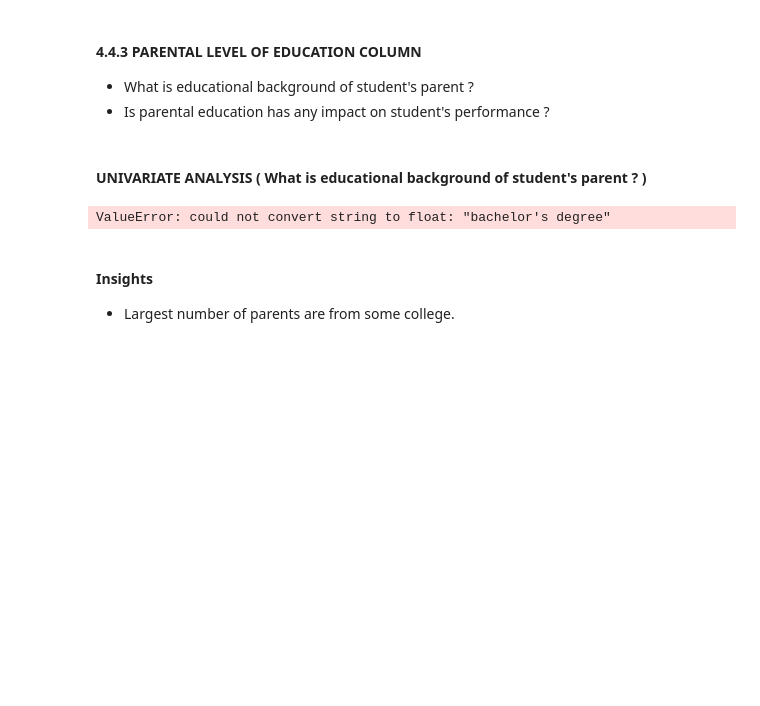
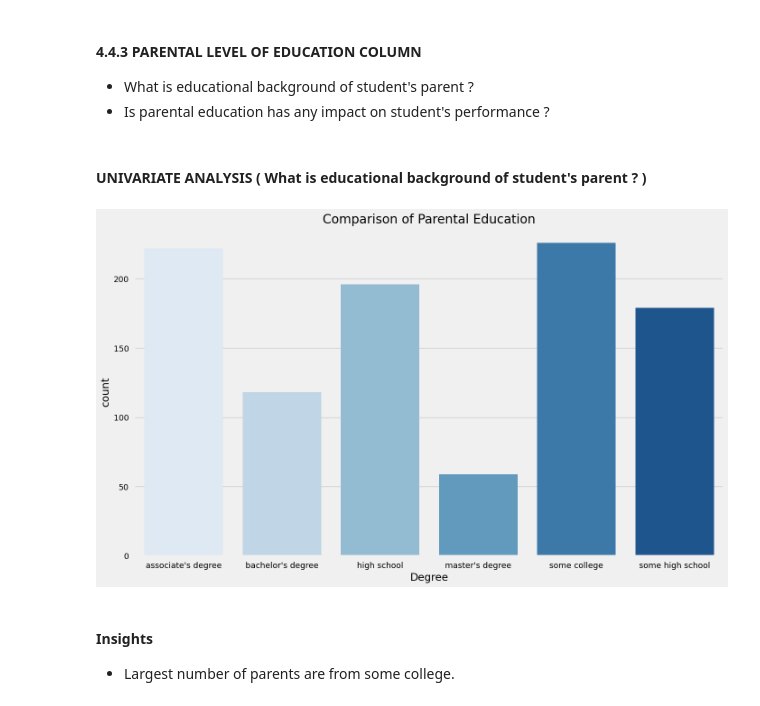
Before and after one commit to PratikshaManjrekar/mlproject, a Jupyter notebook: notebook/EDA STUDENT PERFORMANCE.ipynb, the cells around one changed output. Cells and saved outputs as stored; diff of their text form; code cells hidden in the pictures; blank space fills up the shorter version.

```diff
--- a/notebook/EDA STUDENT PERFORMANCE.ipynb
+++ b/notebook/EDA STUDENT PERFORMANCE.ipynb
@@ -515,13 +528,17 @@ for container in ax[2].containers:
 # %%
 plt.rcParams['figure.figsize'] = (15, 9)
 plt.style.use('fivethirtyeight')
-sns.countplot(df['parental_level_of_education'], palette = 'Blues')
+
+df['parental_level_of_education'] = df['parental_level_of_education'].astype('category')
+sns.countplot(data=df, x='parental_level_of_education', palette='Blues')
+# sns.countplot(df['parental_level_of_education'], palette = 'Blues')
+
 plt.title('Comparison of Parental Education', fontweight = 30, fontsize = 20)
 plt.xlabel('Degree')
 plt.ylabel('count')
 plt.show()
 # %% [output]
-ValueError: could not convert string to float: "bachelor's degree"
+[figure, added]
 # %% [markdown]
 #### Insights
 - Largest number of parents are from some college.
```
Also changed, not shown: parts of 6 cells of this notebook.
